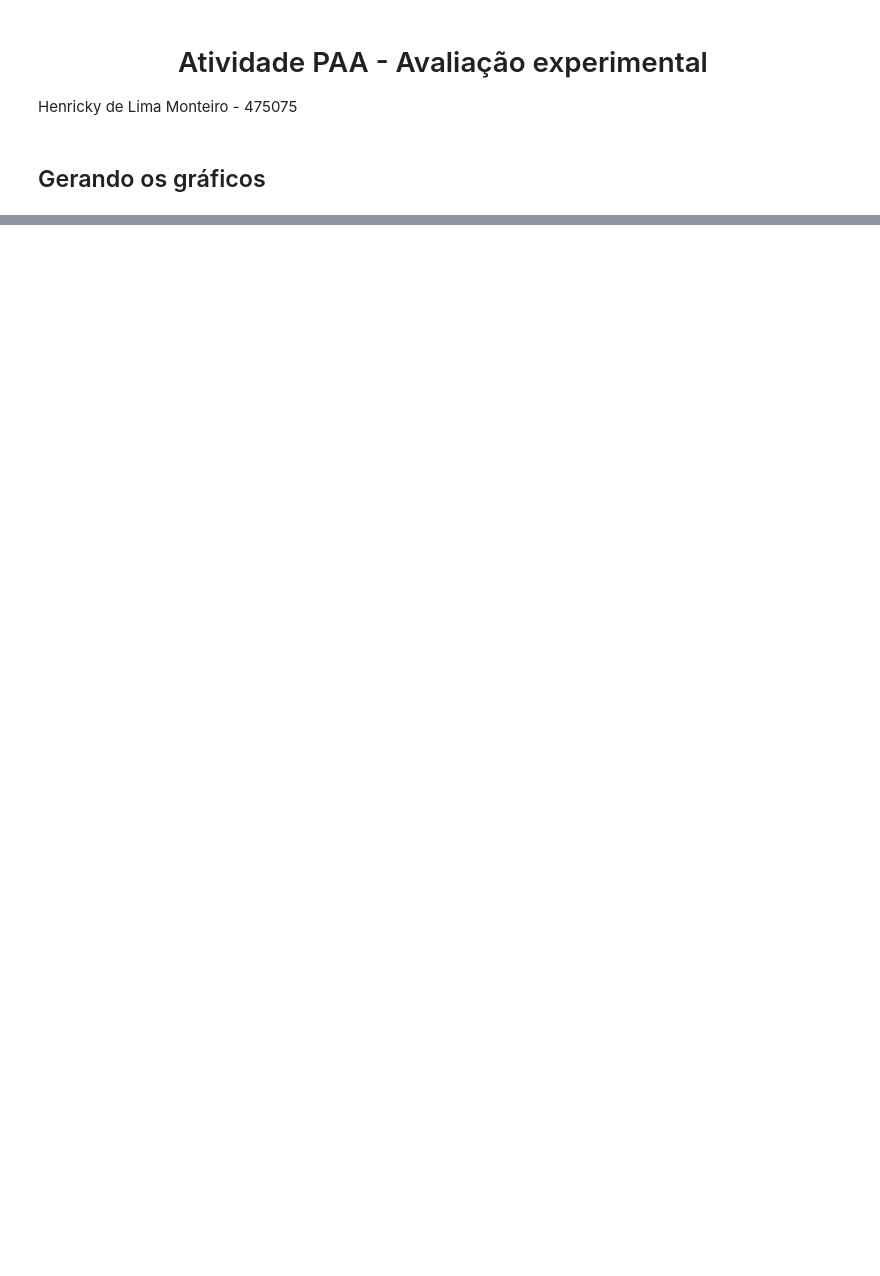
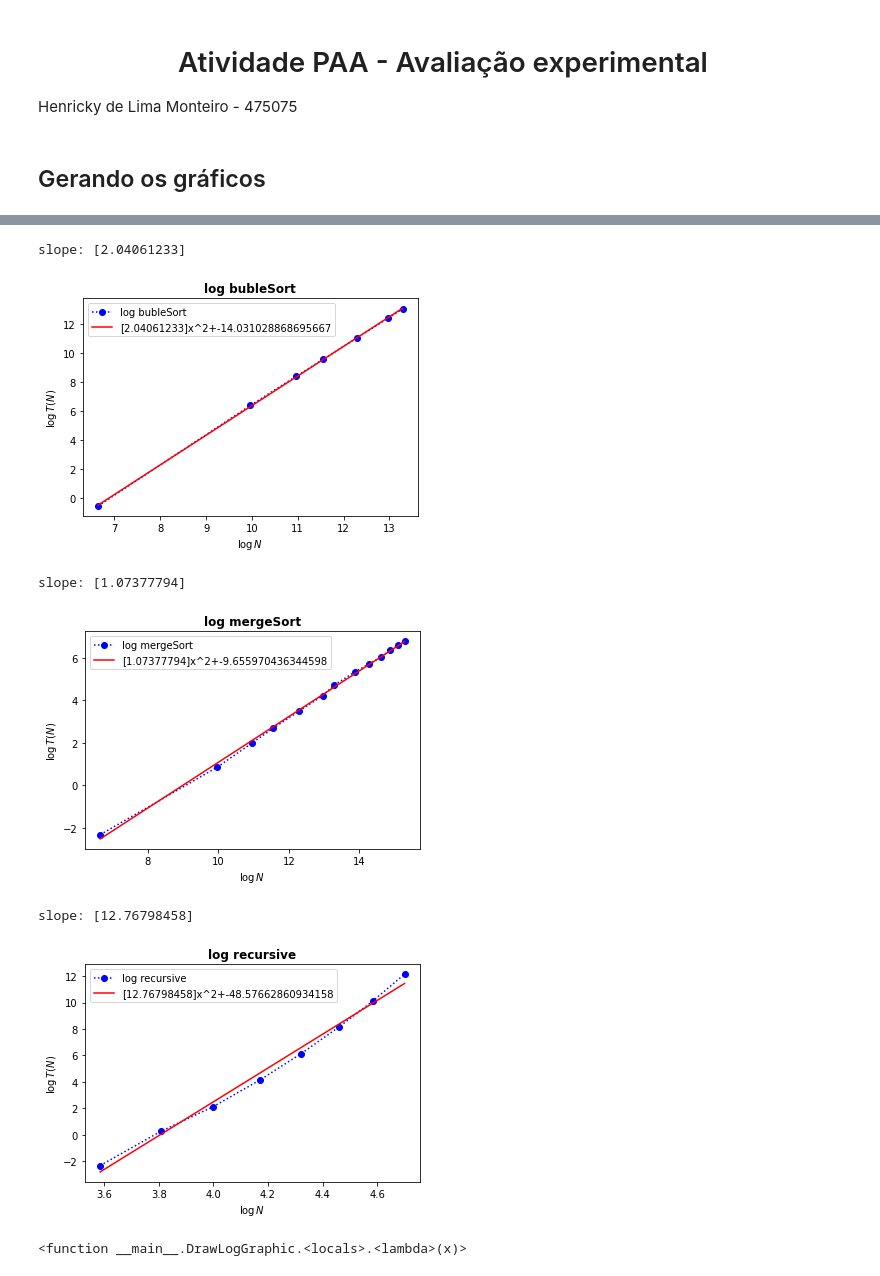
Before and after one commit to HenrickyL/PAA, a Jupyter notebook: Atividade03/atv3.ipynb, the cells around one changed output, grey strips where cells are left out. Cells and saved outputs as stored; diff of their text form; code cells hidden in the pictures; blank space fills up the shorter version.

```diff
--- a/Atividade03/atv3.ipynb
+++ b/Atividade03/atv3.ipynb
@@ -95,10 +96,29 @@ def DrawGraphic(file, color='b'):
     y = [i[1] for i in A]
     plt.plot(x,y, 'o:',color=color, label=title)
     plt.title(title,fontweight='bold')
-    plt.xlabel("Tamanho")
-    plt.ylabel('Tempo (ms)')
+    plt.xlabel("Tamanho N")
+    plt.ylabel('T(N) (ms)')
     plt.legend()
     plt.show()
+
+def DrawLogGraphic(file, color='b'):
+    title = 'log '+file.replace('.txt','')
+    A = np.loadtxt(file)
+    x = [i[0] for i in A]
+    lx = np.log2(x)
+    y = [i[1] for i in A]
+    ly = np.log2(y)
+
+    plt.plot(lx,ly, 'o:',color=color, label=title)
+    plt.title(title,fontweight='bold')
+    plt.xlabel(r"$\log{N}$")
+    plt.ylabel(r"$\log{T(N)}$")
+    model = LinearRegression().fit(lx.reshape(-1,1),ly)
+    print('slope:', model.coef_)
+    plt.plot(lx, model.intercept_+model.coef_*lx, 'r', label="{a}x^2+{b}".format(b=model.intercept_,a=model.coef_))
+    plt.legend()
+    plt.show()
+    return lambda x: model.intercept_+model.coef_*x
 # %%
 DrawGraphic('bubleSort.txt')
 DrawGraphic('mergeSort.txt')
@@ -109,0 +130,12 @@ DrawGraphic('recursive.txt')
+# %%
+FBuble = DrawLogGraphic('bubleSort.txt')
+FMerge = DrawLogGraphic('mergeSort.txt')
+DrawLogGraphic('recursive.txt')
+# %% [output]
+slope: [2.04061233]
+[figure, added]
+slope: [1.07377794]
+[figure, added]
+slope: [12.76798458]
+[figure, added]
+<function __main__.DrawLogGraphic.<locals>.<lambda>(x)>
```
Also changed, not shown: parts of 11 cells of this notebook, 3 other files.
